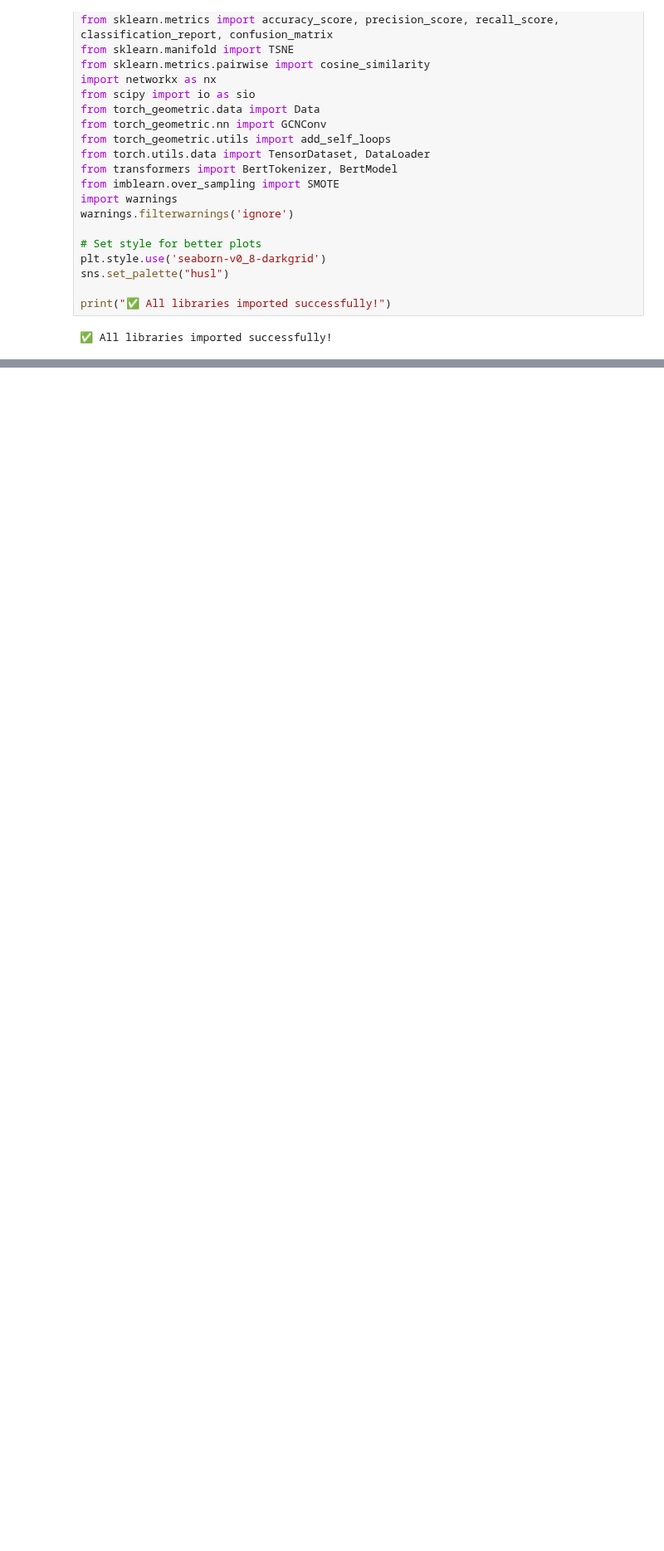
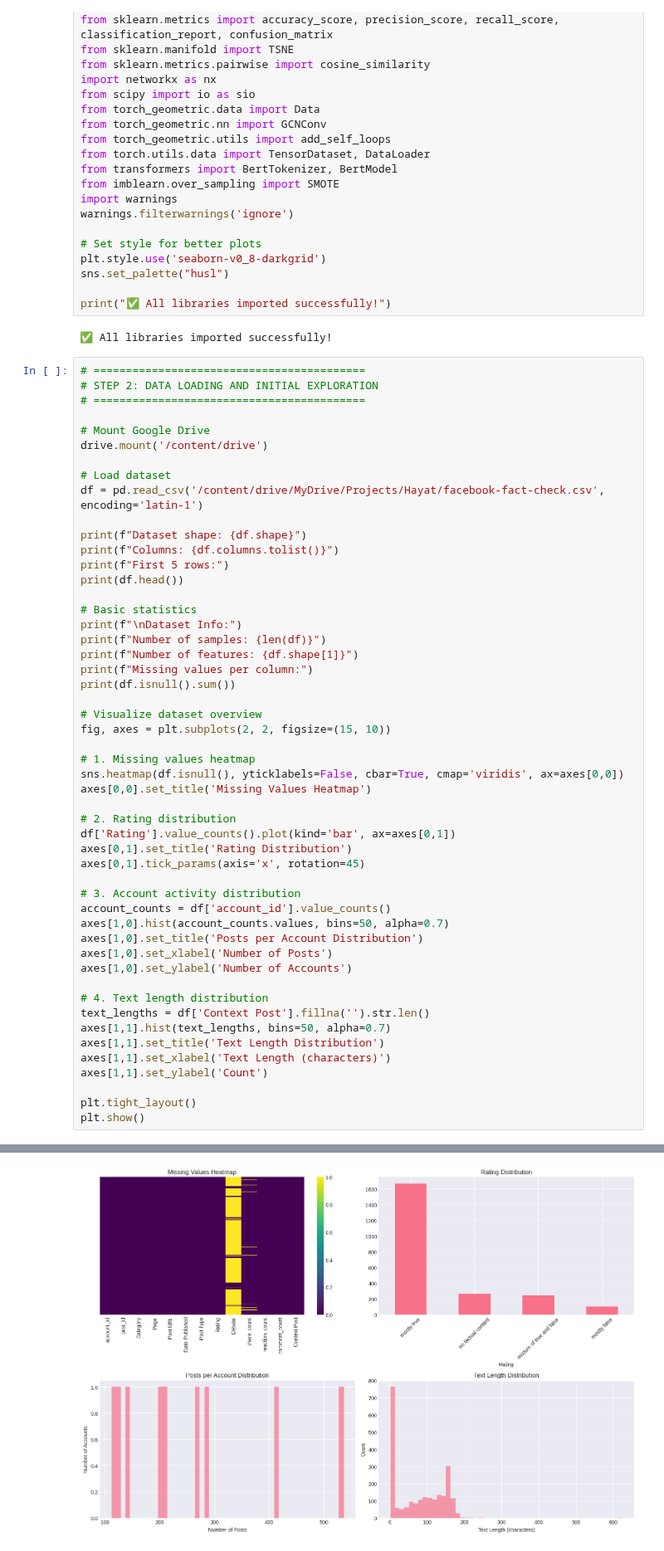
Before and after one commit to fjadidi2001/fake_news_detection, a Jupyter notebook: fake_news_detection_GAB.ipynb, the cells around one changed output, grey strips where cells are left out. Shown at 83% size. Saved outputs shown, nothing was run; the diff lists cells and outputs as text; blank space fills up the shorter version.

Commit message:
# STEP 2: DATA LOADING AND INITIAL EXPLORATION

```diff
--- a/fake_news_detection_GAB.ipynb
+++ b/fake_news_detection_GAB.ipynb
@@ -39,3 +39,55 @@ sns.set_palette("husl")
 print("✅ All libraries imported successfully!")
 # %% [output]
 ✅ All libraries imported successfully!
+# %%
+# ==========================================
+# STEP 2: DATA LOADING AND INITIAL EXPLORATION
+# ==========================================
+
+# Mount Google Drive
+drive.mount('/content/drive')
+
+# Load dataset
+df = pd.read_csv('/content/drive/MyDrive/Projects/Hayat/facebook-fact-check.csv', encoding='latin-1')
+
+print(f"Dataset shape: {df.shape}")
+print(f"Columns: {df.columns.tolist()}")
+print(f"First 5 rows:")
+print(df.head())
+
+# Basic statistics
+print(f"\nDataset Info:")
+print(f"Number of samples: {len(df)}")
+print(f"Number of features: {df.shape[1]}")
+print(f"Missing values per column:")
+print(df.isnull().sum())
+
+# Visualize dataset overview
+fig, axes = plt.subplots(2, 2, figsize=(15, 10))
+
+# 1. Missing values heatmap
+sns.heatmap(df.isnull(), yticklabels=False, cbar=True, cmap='viridis', ax=axes[0,0])
+axes[0,0].set_title('Missing Values Heatmap')
+
+# 2. Rating distribution
+df['Rating'].value_counts().plot(kind='bar', ax=axes[0,1])
+axes[0,1].set_title('Rating Distribution')
+axes[0,1].tick_params(axis='x', rotation=45)
+
+# 3. Account activity distribution
+account_counts = df['account_id'].value_counts()
+axes[1,0].hist(account_counts.values, bins=50, alpha=0.7)
+axes[1,0].set_title('Posts per Account Distribution')
+axes[1,0].set_xlabel('Number of Posts')
+axes[1,0].set_ylabel('Number of Accounts')
+
+# 4. Text length distribution
+text_lengths = df['Context Post'].fillna('').str.len()
+axes[1,1].hist(text_lengths, bins=50, alpha=0.7)
+axes[1,1].set_title('Text Length Distribution')
+axes[1,1].set_xlabel('Text Length (characters)')
+axes[1,1].set_ylabel('Count')
+
+plt.tight_layout()
+plt.show()
+# %% [output]
@@ -41,0 +111 @@ print("✅ All libraries imported successfully!")
+[figure, added]
```
Also changed, not shown: parts of 1 cell of this notebook.
